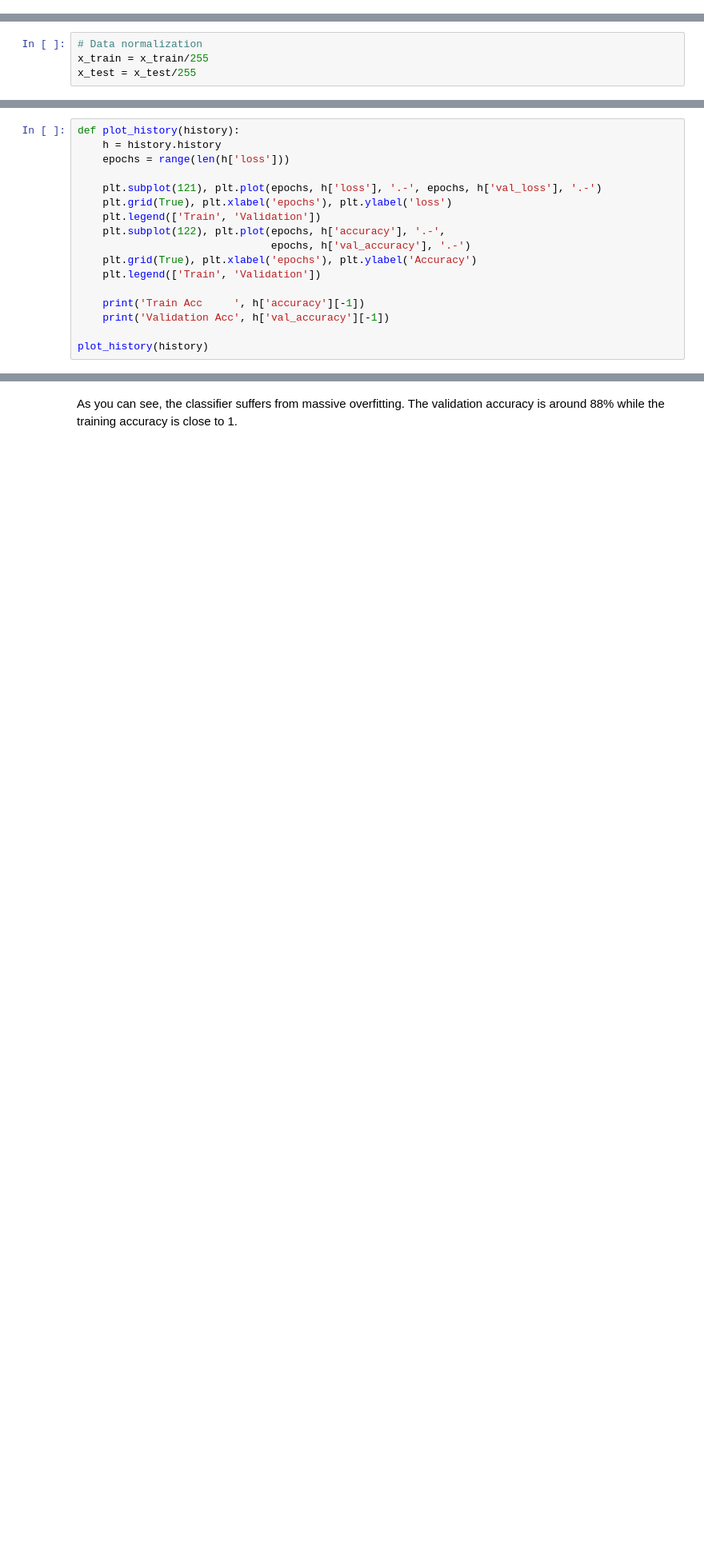
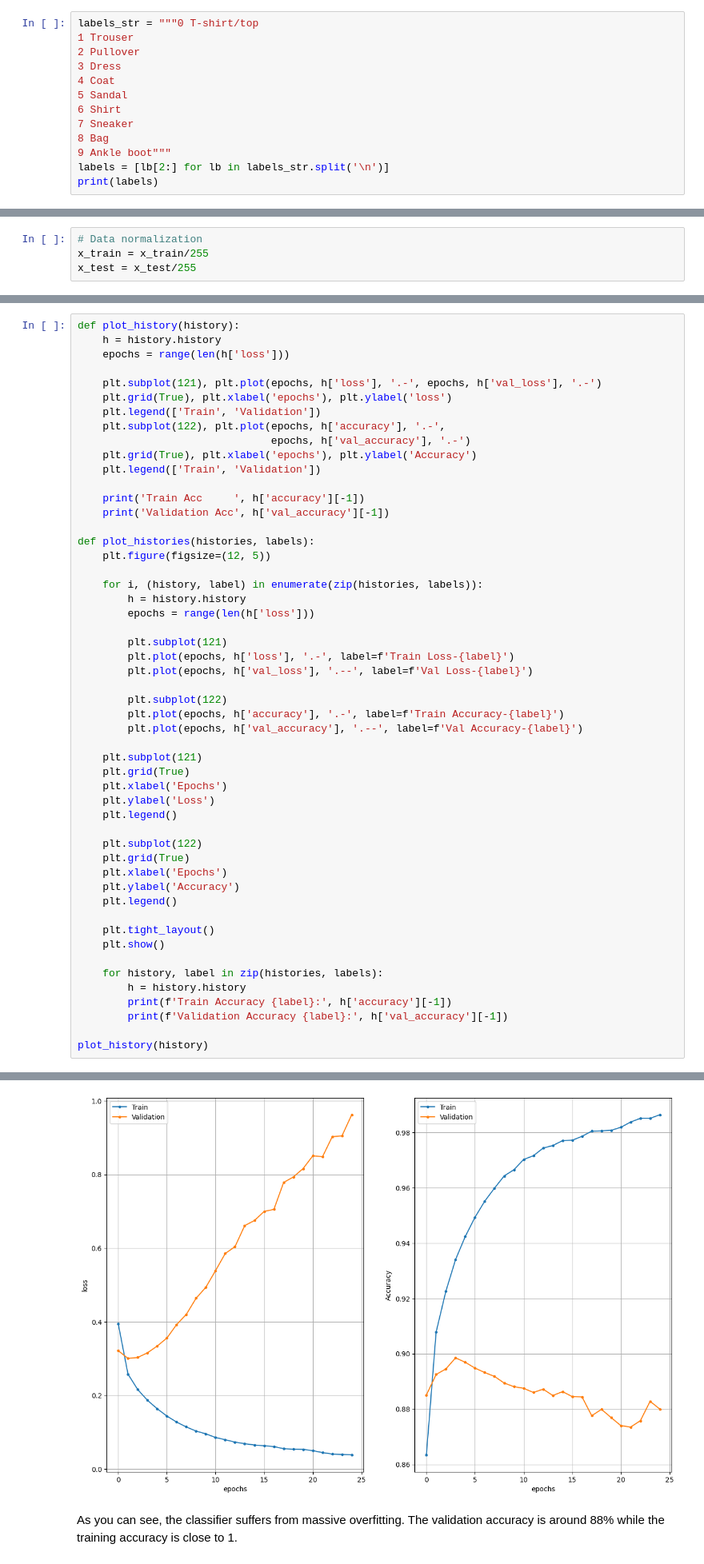
Before and after one commit to mrbloom/homework-cv, a Jupyter notebook: lesson_15/homework/Homework.ipynb, the cells around one changed output, grey strips where cells are left out. Shown at 80% size. Saved outputs shown, nothing was run; the diff lists cells and outputs as text; blank space fills up the shorter version.

```diff
--- a/lesson_15/homework/Homework.ipynb
+++ b/lesson_15/homework/Homework.ipynb
@@ -38,3 +38,16 @@ The MNIST fashgion dataset [link](https://github.com/zalandoresearch/fashion-mni
 * 9	Ankle boot
 
 It is also one of the Keras built-in datasets. Let's load the images and quickly inspect it.
+# %%
+labels_str = """0 T-shirt/top
+1 Trouser
+2 Pullover
+3 Dress
+4 Coat
+5 Sandal
+6 Shirt
+7 Sneaker
+8 Bag
+9 Ankle boot"""
+labels = [lb[2:] for lb in labels_str.split('\n')]
+print(labels)
@@ -98,4 +155,40 @@ def plot_history(history):
     print('Train Acc     ', h['accuracy'][-1])
     print('Validation Acc', h['val_accuracy'][-1])
 
+def plot_histories(histories, labels):
+    plt.figure(figsize=(12, 5))
+
+    for i, (history, label) in enumerate(zip(histories, labels)):
+        h = history.history
+        epochs = range(len(h['loss']))
+
+        plt.subplot(121)
+        plt.plot(epochs, h['loss'], '.-', label=f'Train Loss-{label}')
+        plt.plot(epochs, h['val_loss'], '.--', label=f'Val Loss-{label}')
+
+        plt.subplot(122)
+        plt.plot(epochs, h['accuracy'], '.-', label=f'Train Accuracy-{label}')
+        plt.plot(epochs, h['val_accuracy'], '.--', label=f'Val Accuracy-{label}')
+
+    plt.subplot(121)
+    plt.grid(True)
+    plt.xlabel('Epochs')
+    plt.ylabel('Loss')
+    plt.legend()
+
+    plt.subplot(122)
+    plt.grid(True)
+    plt.xlabel('Epochs')
+    plt.ylabel('Accuracy')
+    plt.legend()
+
+    plt.tight_layout()
+    plt.show()
+
+    for history, label in zip(histories, labels):
+        h = history.history
+        print(f'Train Accuracy {label}:', h['accuracy'][-1])
+        print(f'Validation Accuracy {label}:', h['val_accuracy'][-1])
+
 plot_history(history)
+# %% [output]
@@ -102,3 +197,4 @@ plot_history(history)
+[figure, added]
 # %% [markdown]
 As you can see, the classifier suffers from massive overfitting. The validation accuracy is around 88% while the training accuracy is close to 1.
 # %% [markdown]
```
Also changed, not shown: parts of 15 cells of this notebook, 1 other file.
